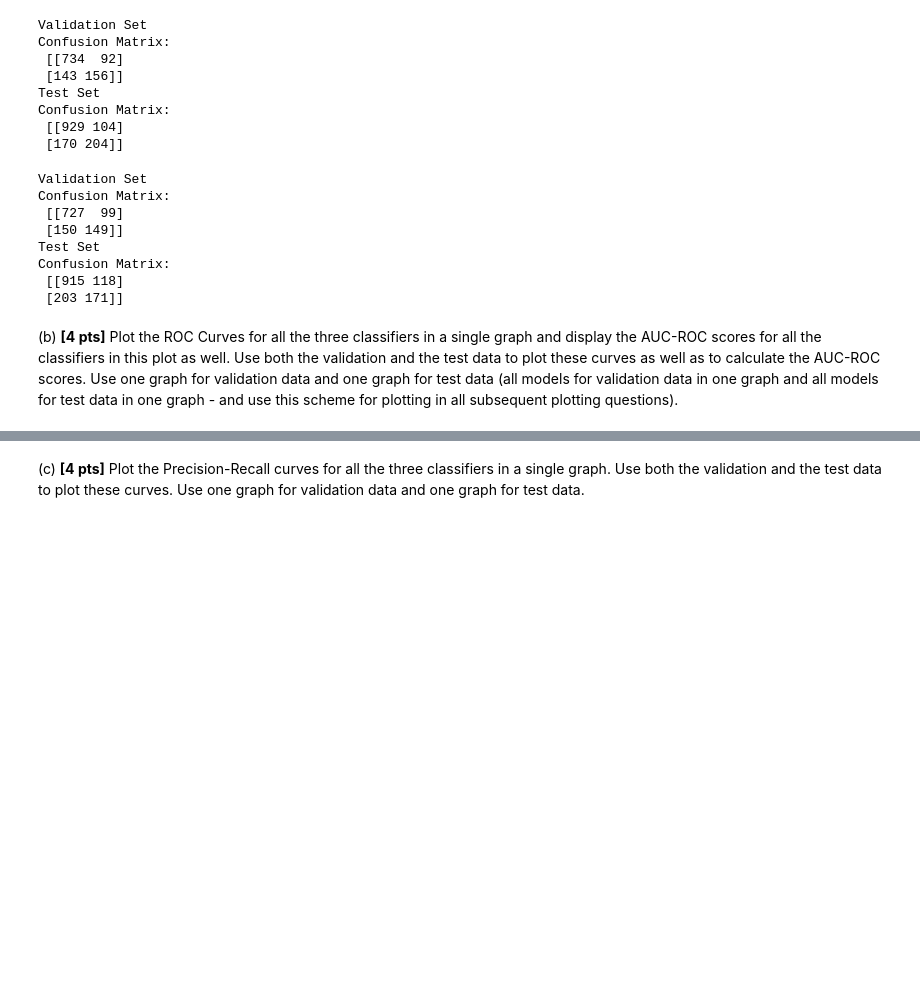
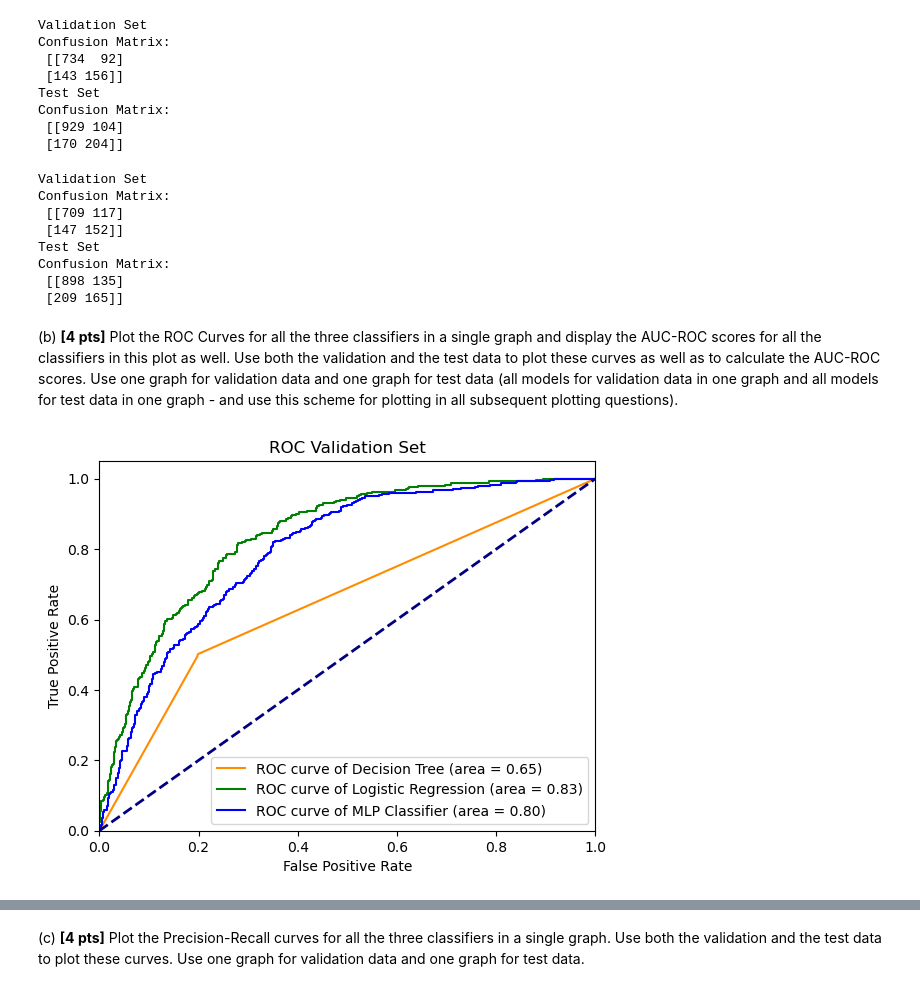
Before and after one commit to axj65/ece381, a Jupyter notebook: HW_4.ipynb, the cells around one changed output, grey strips where cells are left out. Cells and saved outputs as stored; diff of their text form; code cells hidden in the pictures; blank space fills up the shorter version.

Commit message:
completed number 5 except last graph

```diff
--- a/HW_4.ipynb
+++ b/HW_4.ipynb
@@ -519,7 +519,7 @@ Confusion Matrix:
 from sklearn.neural_network import MLPClassifier
 
 ## CODE HERE ##
-mlp = MLPClassifier(max_iter=1000)
+mlp = MLPClassifier(activation='relu', max_iter=1000)
 mlp.fit(X_train, y_train)
 y_pred_val = mlp.predict(X_val)
 y_pred_test = mlp.predict(X_test)
@@ -530,11 +530,11 @@ print('Confusion Matrix: \n', confusion_matrix(y_test, y_pred_test))
 # %% [output]
 Validation Set
 Confusion Matrix:
- [[727  99]
- [150 149]]
+ [[709 117]
+ [147 152]]
 Test Set
 Confusion Matrix:
- [[915 118]
- [203 171]]
+ [[898 135]
+ [209 165]]
 # %% [markdown]
 (b) **[4 pts]** Plot the ROC Curves for all the three classifiers in a single graph and display the AUC-ROC scores for all the classifiers in this plot as well. Use both the validation and the test data to plot these curves as well as to calculate the AUC-ROC scores. Use one graph for validation data and one graph for test data (all models for validation data in one graph and all models for test data in one graph - and use this scheme for plotting in all subsequent plotting questions).
@@ -546,0 +541,51 @@ from sklearn.metrics import roc_curve, roc_auc_score
+# %%
+# Plot ROC curves
+
+from sklearn.metrics import roc_curve, roc_auc_score, auc
+from sklearn import datasets, metrics, model_selection
+import matplotlib.pyplot as plt
+
+# Getting probability scores for each model using the validation set
+y_scores_dt = dt.predict_proba(X_val)[:, 1]
+y_scores_lr = logreg.predict_proba(X_val)[:, 1]
+y_scores_mlp = mlp.predict_proba(X_val)[:, 1]
+
+# Calculating ROC curve and ROC AUC for Decision Tree
+fpr_dt, tpr_dt, _ = roc_curve(y_val, y_scores_dt)
+roc_auc_dt = auc(fpr_dt, tpr_dt)
+
+# Calculating ROC curve and ROC AUC for Logistic Regression
+fpr_lr, tpr_lr, _ = roc_curve(y_val, y_scores_lr)
+roc_auc_lr = auc(fpr_lr, tpr_lr)
+
+# Calculating ROC curve and ROC AUC for MLP Classifier
+fpr_mlp, tpr_mlp, _ = roc_curve(y_val, y_scores_mlp)
+roc_auc_mlp = auc(fpr_mlp, tpr_mlp)
+
+# Plotting ROC curves
+plt.figure()
+
+# Decision Tree ROC
+plt.plot(fpr_dt, tpr_dt, color='darkorange',
+         label=f'ROC curve of Decision Tree (area = {roc_auc_dt:0.2f})')
+
+# Logistic Regression ROC
+plt.plot(fpr_lr, tpr_lr, color='green',
+         label=f'ROC curve of Logistic Regression (area = {roc_auc_lr:0.2f})')
+
+# MLP Classifier ROC
+plt.plot(fpr_mlp, tpr_mlp, color='blue',
+         label=f'ROC curve of MLP Classifier (area = {roc_auc_mlp:0.2f})')
+
+# Random Guess line:
+plt.plot([0, 1], [0, 1], color='navy', lw=lw, linestyle='--')
+
+plt.xlim([0.0, 1.0])
+plt.ylim([0.0, 1.05])
+plt.xlabel('False Positive Rate')
+plt.ylabel('True Positive Rate')
+plt.title('ROC Validation Set')
+plt.legend(loc="lower right")
+plt.show()
+# %% [output]
+[figure, added]
```
Also changed, not shown: parts of 7 cells of this notebook.
